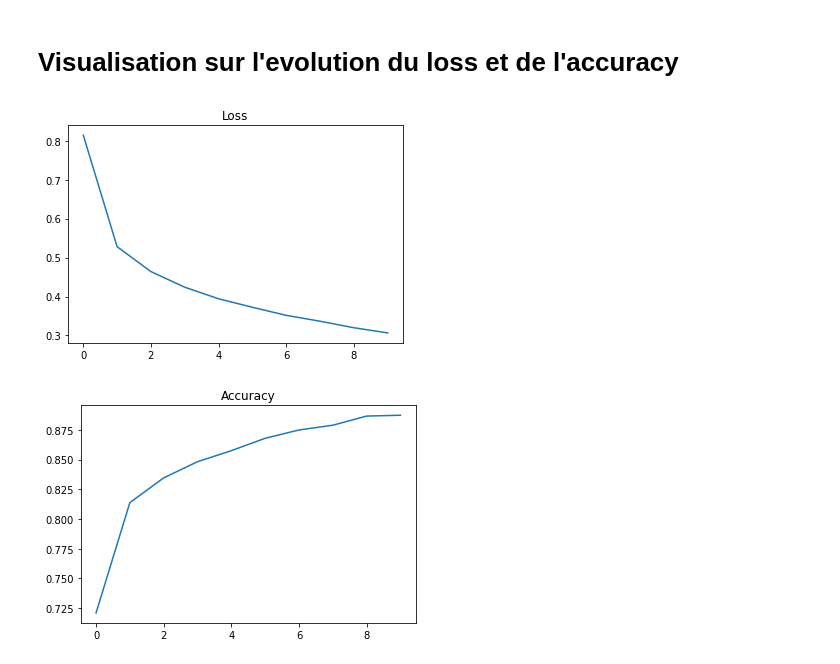
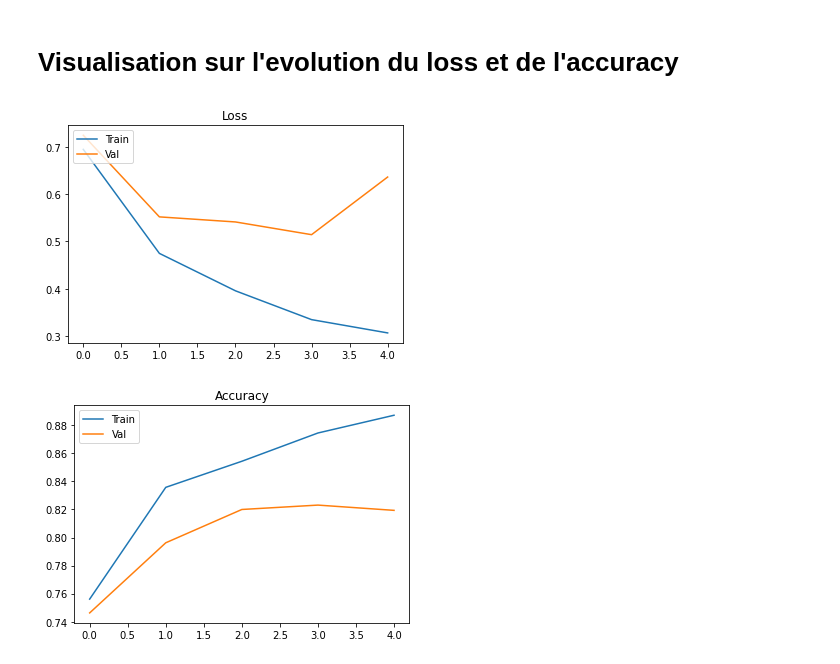
Before and after one commit to yanssou/PERSO-Apprentissage-de-TensorFlow, a Jupyter notebook: Tests pour apprendre TensorFlow.ipynb, the cells around one changed output. Drawn from its saved outputs; the diff is of its cells as text; code cells hidden in the pictures.

```diff
--- a/Tests pour apprendre TensorFlow.ipynb
+++ b/Tests pour apprendre TensorFlow.ipynb
@@ -18,6 +20,8 @@ assert hasattr(tf, "function")
 
 Fashion MNIST est un dataset déjà préparé qui contient des images de vêtements (chaussures, chemises, talons...). On l'utilise pour entraîner notre modèle à reconnaître les différents types de vêtements (10 possibles).
 # %%
+from sklearn.model_selection import train_test_split # nous permettra de creer automatiquement nos donnees de test
+
 # Import de Fashion MNIST
 fashion_mnist = tf.keras.datasets.fashion_mnist
 (images, targets), (_,_) = fashion_mnist.load_data() # recuperation des images et targets du dataset
@@ -25,6 +29,14 @@ fashion_mnist = tf.keras.datasets.fashion_mnist
 images = images[:10000]
 targets = targets[:10000]
 
-print(images.shape)
-print(targets.shape)
+images = images.reshape(-1, 784)
+images = images.astype(float)
+scaler = StandardScaler()
+images = scaler.fit_transform(images)
+
+# Creation des données de test et d'entrainement
+images_train, images_test, targets_train, targets_test = train_test_split(images, targets, test_size=0.2, random_state=1) # ici, test size = 0.2 donc on utilisera 20% de nos donnees pour en faire des donnees de test
+
+print(images_train.shape, targets_train.shape)
+print(images_test.shape, targets_test.shape)
 # %% [output]
@@ -79,2 +112,12 @@ print(model_output, targets[0:1])
 # %% [markdown]
 Ici, on voit que notre modèle s'est trompé. En effet, il prédit une probabilité de 1 pour la classe 5 mais la classe attendue était la classe 9.
+# %%
+# Boite a lancer
+# Flatten
+model = tf.keras.models.Sequential()
+model.add(tf.keras.layers.Dense(256, activation="relu"))
+model.add(tf.keras.layers.Dense(128, activation="relu"))
+model.add(tf.keras.layers.Dense(10, activation="softmax"))
+
+model_output = model.predict(images[0:1])
+print(model_output, targets[0:1])
@@ -117,3 +208,3 @@ images = (images - np.mean(images)) / np.std(images)
 # %%
-history = model.fit(images, targets, epochs=10) # entrainement de notre dataset en minimisant l'erreur grace a la cellule precedente. epochs signifie que l'on va repeter l'operation 10 fois
+history = model.fit(images_train, targets_train, epochs=5, validation_split=0.2, batch_size=1) # entrainement de notre dataset en minimisant l'erreur grace a la cellule precedente. epochs signifie que l'on va repeter l'operation 10 fois, validation split signifie que parmi le jeu d'entrainement, on prend 20% qui serviront de donnees de validation
 # %% [output]
@@ -144,14 +225,21 @@ loss fait echo à "sparse_categorical_crossentropy" et l'accuracy est notre metr
 # %%
 loss_curve = history.history["loss"]
 acc_curve = history.history["accuracy"]
 
-plt.plot(loss_curve)
+loss_val_curve = history.history["val_loss"]
+acc_val_curve = history.history["val_accuracy"]
+
+plt.plot(loss_curve, label="Train")
+plt.plot(loss_val_curve, label="Val")
+plt.legend(loc='upper left')
 plt.title("Loss")
 plt.show()
 
-plt.plot(acc_curve)
+plt.plot(acc_curve, label='Train')
+plt.plot(acc_val_curve, label="Val")
+plt.legend(loc='upper left')
 plt.title("Accuracy")
 plt.show()
 # %% [output]
-[figure, old version]
+[figure, new version]
-[figure, old version]
+[figure, new version]
```
Also changed, not shown: parts of 22 cells of this notebook, 1 other file.
